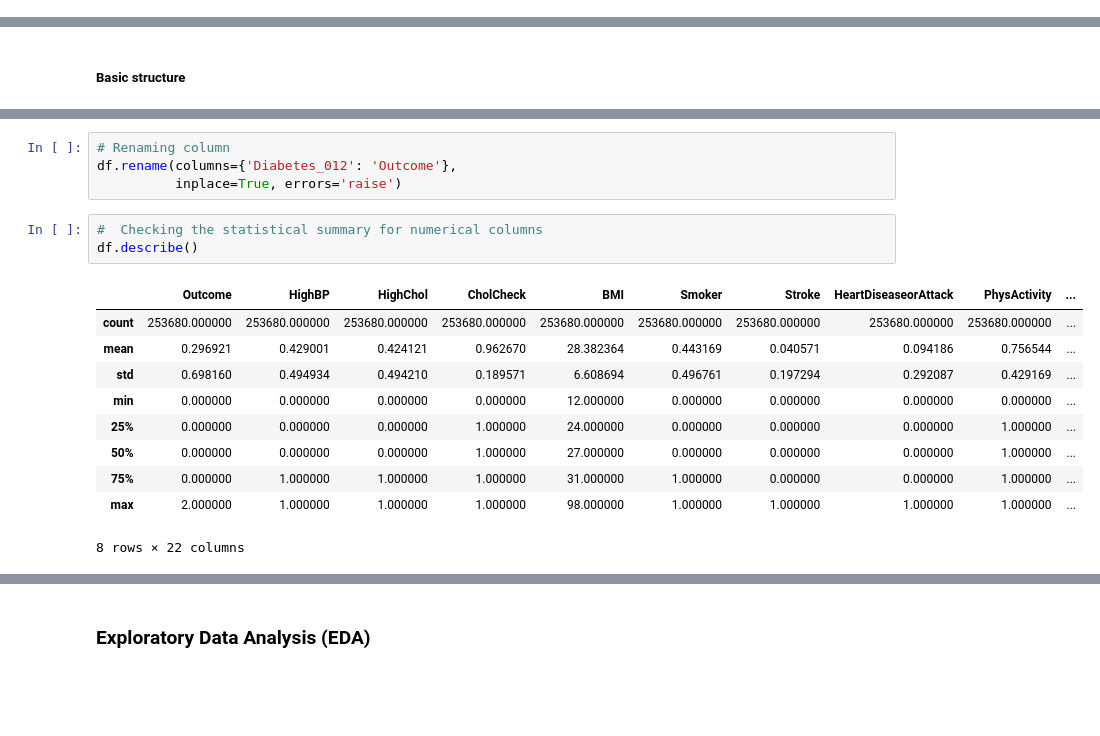
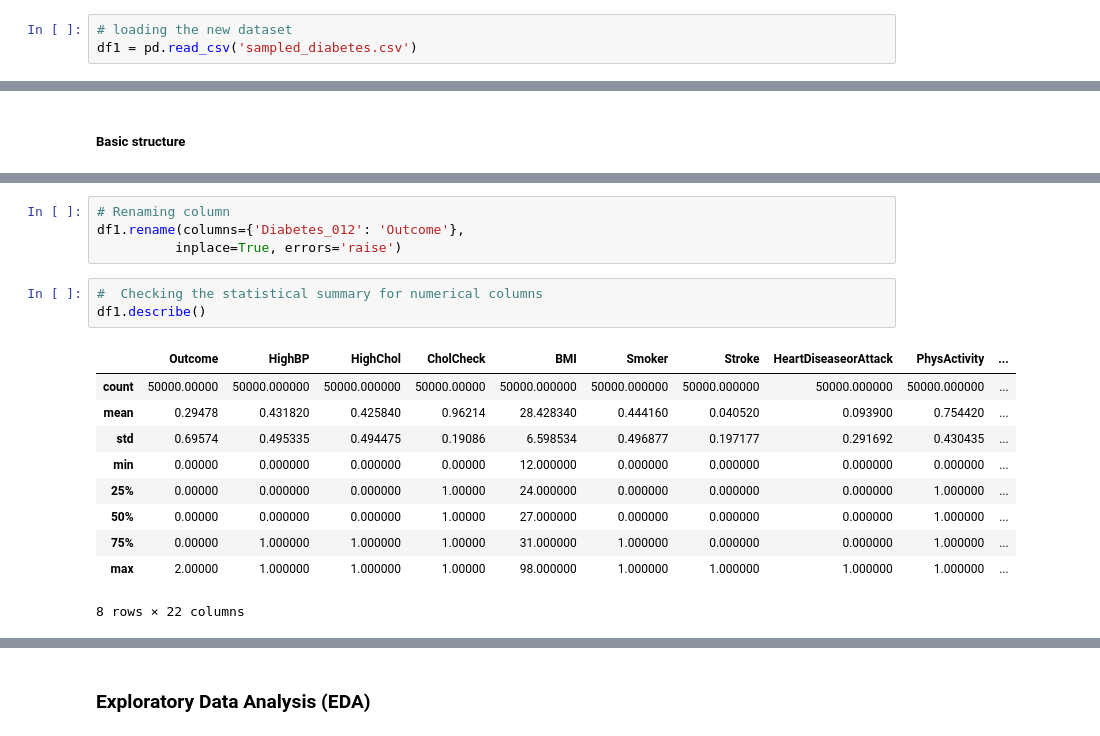
Before and after one commit to Placidus-Ali/intermediate_projects, a Jupyter notebook: 3MTT_Projects/hackathon/hackathon.ipynb, the cells around one changed output, grey strips where cells are left out. Drawn from its saved outputs; the diff is of its cells as text; blank space fills up the shorter version.

```diff
--- a/3MTT_Projects/hackathon/hackathon.ipynb
+++ b/3MTT_Projects/hackathon/hackathon.ipynb
@@ -55,2 +63,5 @@ df = pd.read_csv('diabetes.csv')
+# %%
+# loading the new dataset
+df1 = pd.read_csv('sampled_diabetes.csv')
 # %%
 # checking the head
@@ -116,21 +127,21 @@ Index(['Diabetes_012', 'HighBP', 'HighChol', 'CholCheck', 'BMI', 'Smoker',
       dtype='object')
 # %%
 # Renaming column
-df.rename(columns={'Diabetes_012': 'Outcome'},
+df1.rename(columns={'Diabetes_012': 'Outcome'},
           inplace=True, errors='raise')
 # %%
 #  Checking the statistical summary for numerical columns
-df.describe()
+df1.describe()
 # %% [output]
 |  | Outcome | HighBP | HighChol | CholCheck | BMI | Smoker | Stroke | HeartDiseaseorAttack | PhysActivity | ... |
-| count | 253680.000000 | 253680.000000 | 253680.000000 | 253680.000000 | 253680.000000 | 253680.000000 | 253680.000000 | 253680.000000 | 253680.000000 | ... |
-| mean | 0.296921 | 0.429001 | 0.424121 | 0.962670 | 28.382364 | 0.443169 | 0.040571 | 0.094186 | 0.756544 | ... |
-| std | 0.698160 | 0.494934 | 0.494210 | 0.189571 | 6.608694 | 0.496761 | 0.197294 | 0.292087 | 0.429169 | ... |
-| min | 0.000000 | 0.000000 | 0.000000 | 0.000000 | 12.000000 | 0.000000 | 0.000000 | 0.000000 | 0.000000 | ... |
-| 25% | 0.000000 | 0.000000 | 0.000000 | 1.000000 | 24.000000 | 0.000000 | 0.000000 | 0.000000 | 1.000000 | ... |
-| 50% | 0.000000 | 0.000000 | 0.000000 | 1.000000 | 27.000000 | 0.000000 | 0.000000 | 0.000000 | 1.000000 | ... |
-| 75% | 0.000000 | 1.000000 | 1.000000 | 1.000000 | 31.000000 | 1.000000 | 0.000000 | 0.000000 | 1.000000 | ... |
-| max | 2.000000 | 1.000000 | 1.000000 | 1.000000 | 98.000000 | 1.000000 | 1.000000 | 1.000000 | 1.000000 | ... |
+| count | 50000.00000 | 50000.000000 | 50000.000000 | 50000.00000 | 50000.000000 | 50000.000000 | 50000.000000 | 50000.000000 | 50000.000000 | ... |
+| mean | 0.29478 | 0.431820 | 0.425840 | 0.96214 | 28.428340 | 0.444160 | 0.040520 | 0.093900 | 0.754420 | ... |
+| std | 0.69574 | 0.495335 | 0.494475 | 0.19086 | 6.598534 | 0.496877 | 0.197177 | 0.291692 | 0.430435 | ... |
+| min | 0.00000 | 0.000000 | 0.000000 | 0.00000 | 12.000000 | 0.000000 | 0.000000 | 0.000000 | 0.000000 | ... |
+| 25% | 0.00000 | 0.000000 | 0.000000 | 1.00000 | 24.000000 | 0.000000 | 0.000000 | 0.000000 | 1.000000 | ... |
+| 50% | 0.00000 | 0.000000 | 0.000000 | 1.00000 | 27.000000 | 0.000000 | 0.000000 | 0.000000 | 1.000000 | ... |
+| 75% | 0.00000 | 1.000000 | 1.000000 | 1.00000 | 31.000000 | 1.000000 | 0.000000 | 0.000000 | 1.000000 | ... |
+| max | 2.00000 | 1.000000 | 1.000000 | 1.00000 | 98.000000 | 1.000000 | 1.000000 | 1.000000 | 1.000000 | ... |
 8 rows × 22 columns
 # %%
 # Checking for missing values
```
Also changed, not shown: parts of 32 cells of this notebook, 7 other files.
